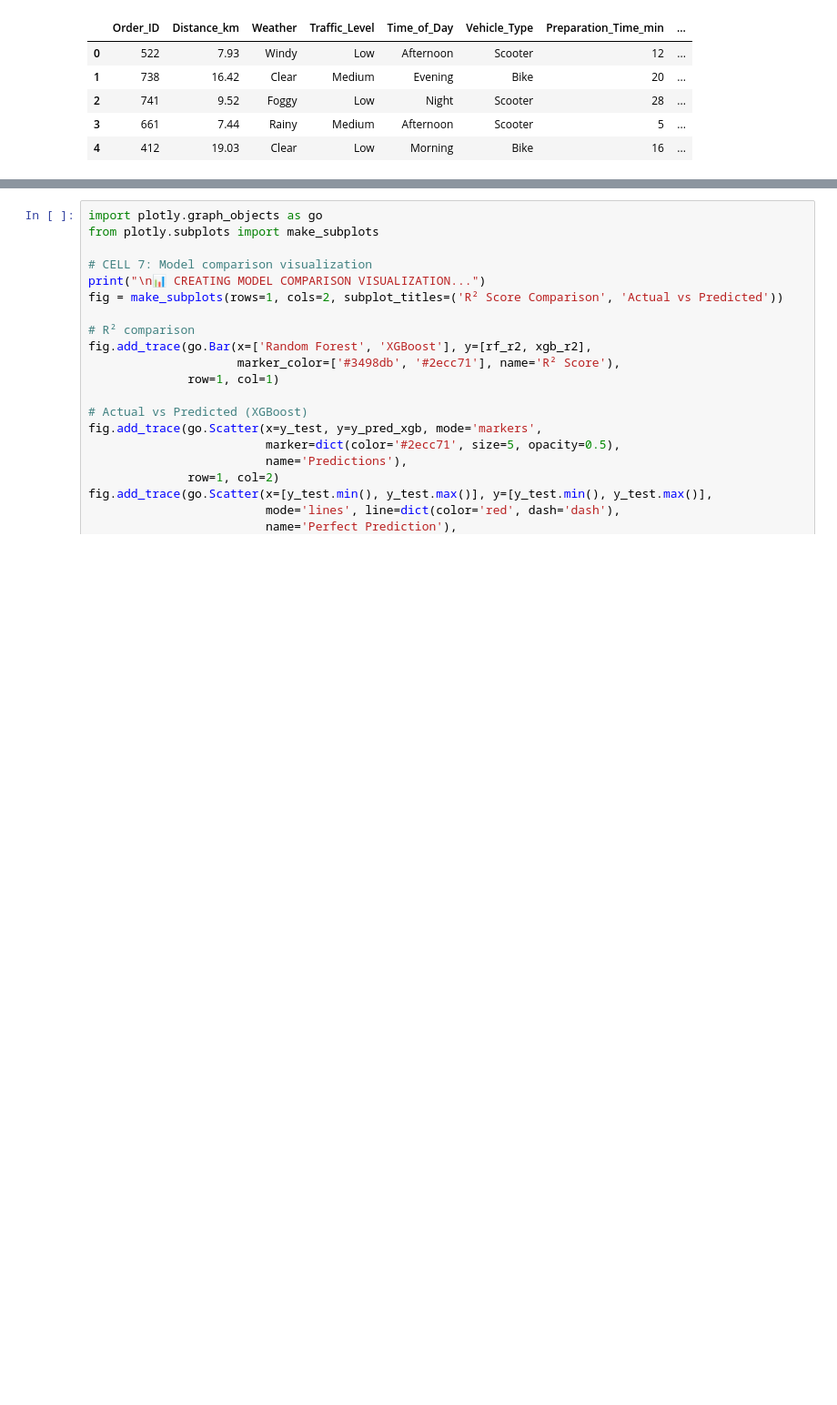
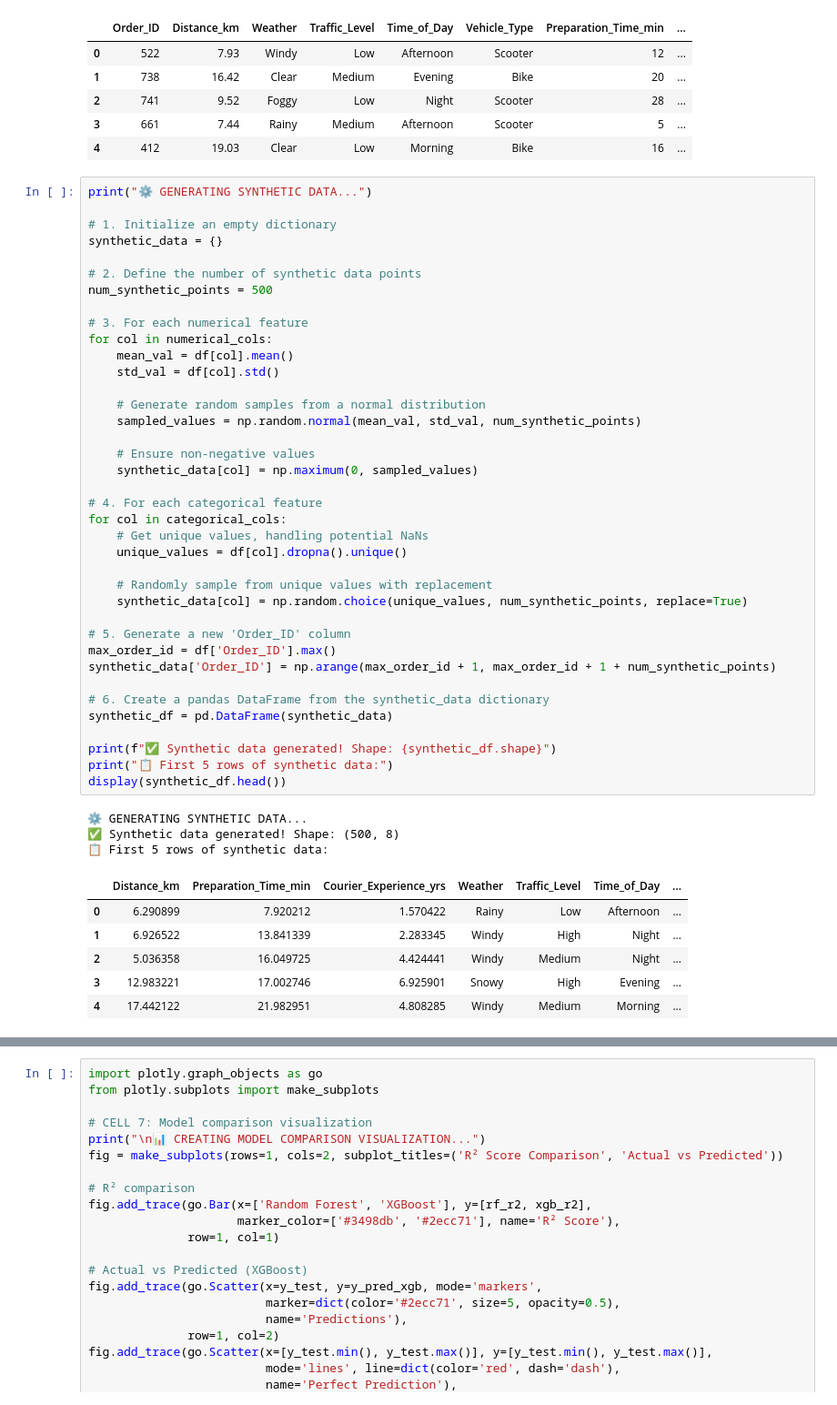
Before and after one commit to Marian-spec13/Speed-typing-test, a Jupyter notebook: copy_of_food_delivery_time_predictor.ipynb, the cells around one changed output, grey strips where cells are left out. Shown at 91% size. Saved outputs shown, nothing was run; the diff lists cells and outputs as text; blank space fills up the shorter version.

```diff
--- a/copy_of_food_delivery_time_predictor.ipynb
+++ b/copy_of_food_delivery_time_predictor.ipynb
@@ -160,3 +160,51 @@ Please ensure 'Food_Delivery_Times.csv' is uploaded to /content/.
 | 2 | 741 | 9.52 | Foggy | Low | Night | Scooter | 28 | ... |
 | 3 | 661 | 7.44 | Rainy | Medium | Afternoon | Scooter | 5 | ... |
 | 4 | 412 | 19.03 | Clear | Low | Morning | Bike | 16 | ... |
+# %%
+print("⚙️ GENERATING SYNTHETIC DATA...")
+
+# 1. Initialize an empty dictionary
+synthetic_data = {}
+
+# 2. Define the number of synthetic data points
+num_synthetic_points = 500
+
+# 3. For each numerical feature
+for col in numerical_cols:
+    mean_val = df[col].mean()
+    std_val = df[col].std()
+
+    # Generate random samples from a normal distribution
+    sampled_values = np.random.normal(mean_val, std_val, num_synthetic_points)
+
+    # Ensure non-negative values
+    synthetic_data[col] = np.maximum(0, sampled_values)
+
+# 4. For each categorical feature
+for col in categorical_cols:
+    # Get unique values, handling potential NaNs
+    unique_values = df[col].dropna().unique()
+
+    # Randomly sample from unique values with replacement
+    synthetic_data[col] = np.random.choice(unique_values, num_synthetic_points, replace=True)
+
+# 5. Generate a new 'Order_ID' column
+max_order_id = df['Order_ID'].max()
+synthetic_data['Order_ID'] = np.arange(max_order_id + 1, max_order_id + 1 + num_synthetic_points)
+
+# 6. Create a pandas DataFrame from the synthetic_data dictionary
+synthetic_df = pd.DataFrame(synthetic_data)
+
+print(f"✅ Synthetic data generated! Shape: {synthetic_df.shape}")
+print("📋 First 5 rows of synthetic data:")
+display(synthetic_df.head())
+# %% [output]
+⚙️ GENERATING SYNTHETIC DATA...
+✅ Synthetic data generated! Shape: (500, 8)
+📋 First 5 rows of synthetic data:
+|  | Distance_km | Preparation_Time_min | Courier_Experience_yrs | Weather | Traffic_Level | Time_of_Day | ... |
+| 0 | 6.290899 | 7.920212 | 1.570422 | Rainy | Low | Afternoon | ... |
+| 1 | 6.926522 | 13.841339 | 2.283345 | Windy | High | Night | ... |
+| 2 | 5.036358 | 16.049725 | 4.424441 | Windy | Medium | Night | ... |
+| 3 | 12.983221 | 17.002746 | 6.925901 | Snowy | High | Evening | ... |
+| 4 | 17.442122 | 21.982951 | 4.808285 | Windy | Medium | Morning | ... |
```
Also changed, not shown: parts of 3 cells of this notebook.
